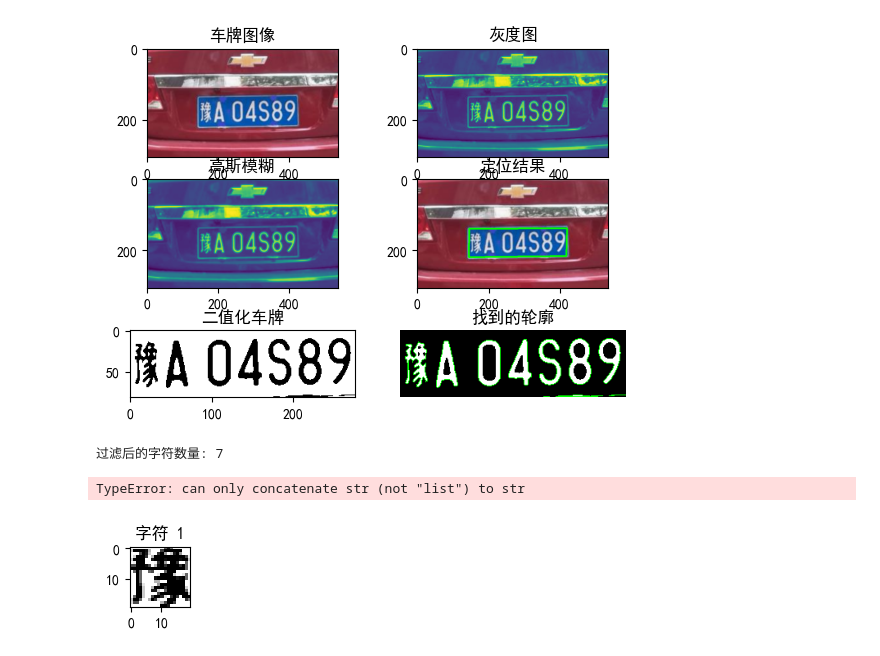
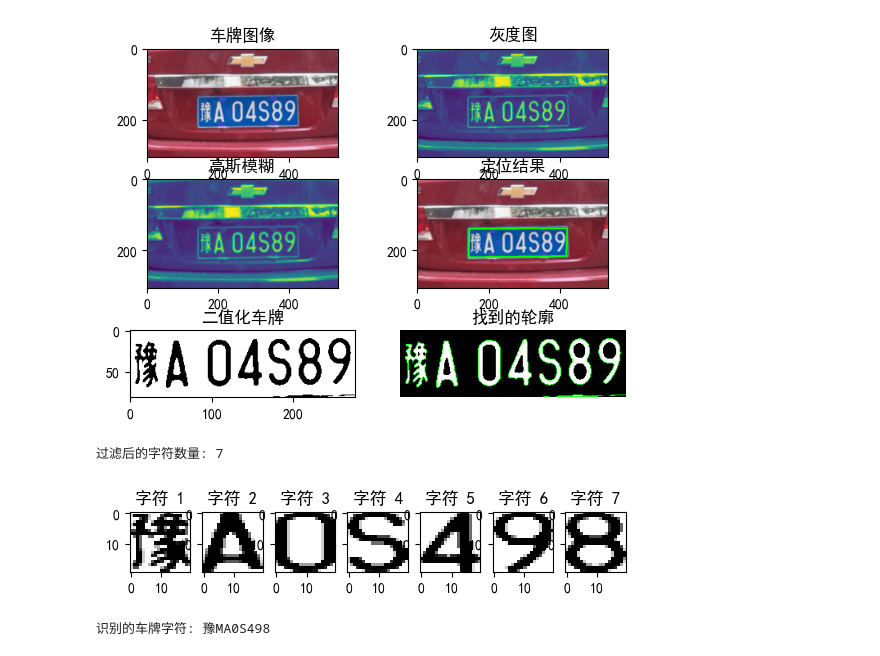
Before and after one commit to langxin11/License-Plate-Recognition, a Jupyter notebook: license_plate_2.ipynb, the cells around one changed output. Cells and saved outputs as stored; diff of their text form; code cells hidden in the pictures.

```diff
--- a/license_plate_2.ipynb
+++ b/license_plate_2.ipynb
@@ -196,20 +196,20 @@ def template_matching(word_image,index):
 # %%
 
 # 模板匹配识别字符
 recognized_text = ""
 
 for index, contour in enumerate(filtered_contours):
     (x, y, w, h) = cv2.boundingRect(contour)
     word_image = thresh[y:y+h, x:x+w]
     # 可选: 进一步调整字符图像的大小以便更好地进行识别
-    character = cv2.resize(word_image, (20, 20))  # 例如调整为 20x20 的大小
+    word_image = cv2.resize(word_image, (20, 20))  # 例如调整为 20x20 的大小
     plt.subplot(1, len(filtered_contours), index+1)
-    plt.imshow(character, cmap='gray')
+    plt.imshow(word_image, cmap='gray')
     plt.title(f'字符 {index+1}')
     # 在模板中进行匹配（未实现）
-    recognized_text+=template_matching(word_image,index)
+    recognized_text+="".join(template_matching(~word_image,index))
 plt.show()
 print(f"识别的车牌字符: {recognized_text}")
 # %% [output]
+[figure, new version]
-TypeError: can only concatenate str (not "list") to str
+识别的车牌字符: 豫MA0S498
-[figure, old version]
```
